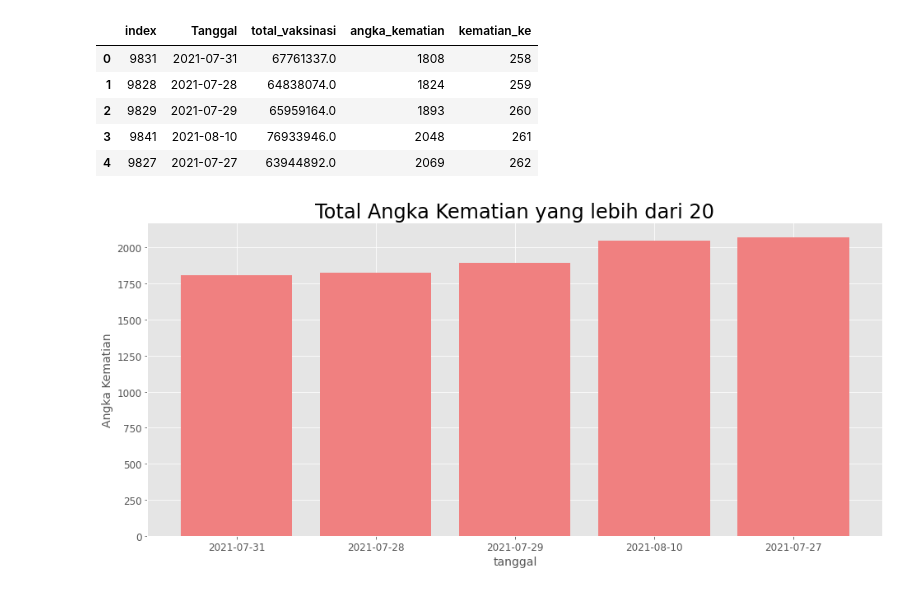
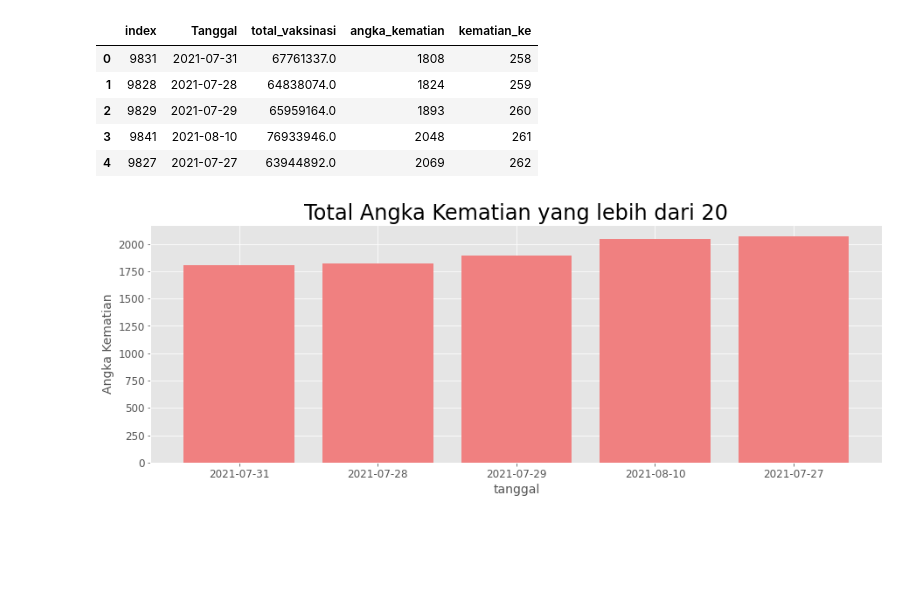
Before and after one commit to Izmahikmah/covid-vaccination-vs-deaath-ratio, a Jupyter notebook: Covid_Vaccination_vs_death_number.ipynb, the cells around one changed output. Cells and saved outputs as stored; diff of their text form; code cells hidden in the pictures; blank space fills up the shorter version.

```diff
--- a/Covid_Vaccination_vs_death_number.ipynb
+++ b/Covid_Vaccination_vs_death_number.ipynb
@@ -115,17 +116,17 @@ final_dv2.reset_index()
 | 3 | 9841 | 2021-08-10 | 76933946.0 | 2048 | 261 |
 | 4 | 9827 | 2021-07-27 | 63944892.0 | 2069 | 262 |
 # %%
-plt.figure(figsize=(16,7))
+plt.figure(figsize=(15,5))
 
 Index=['2021-07-31','2021-07-28','2021-07-29','2021-08-10','2021-07-27']
 plt.bar(Index, final_dv2['angka_kematian'], color='lightcoral')
 
 plt.title('Total Angka Kematian yang lebih dari 20', size=24)
 plt.xlabel('tanggal', size=14)
 plt.ylabel('Angka Kematian', size=14)
 plt.xticks(size=12)
 plt.yticks(size=12)
 
 plt.show()
 # %% [output]
-[figure, old version]
+[figure, new version]
```
Also changed, not shown: parts of 2 cells of this notebook.
